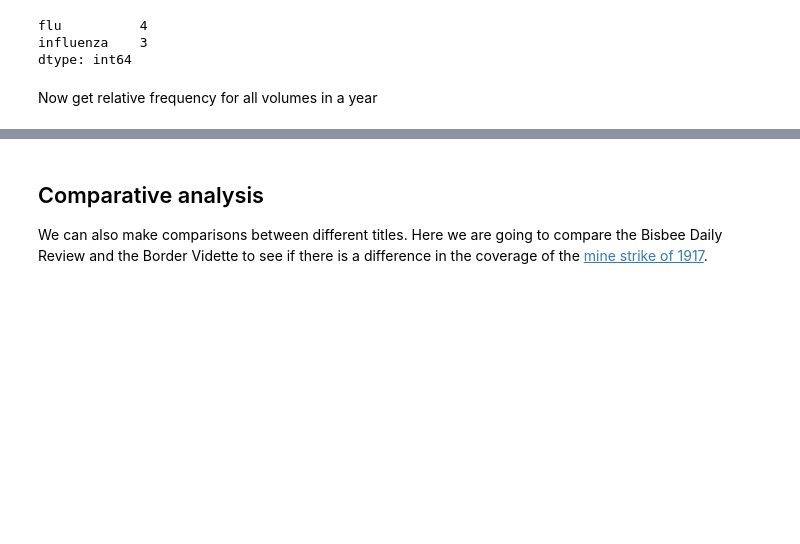
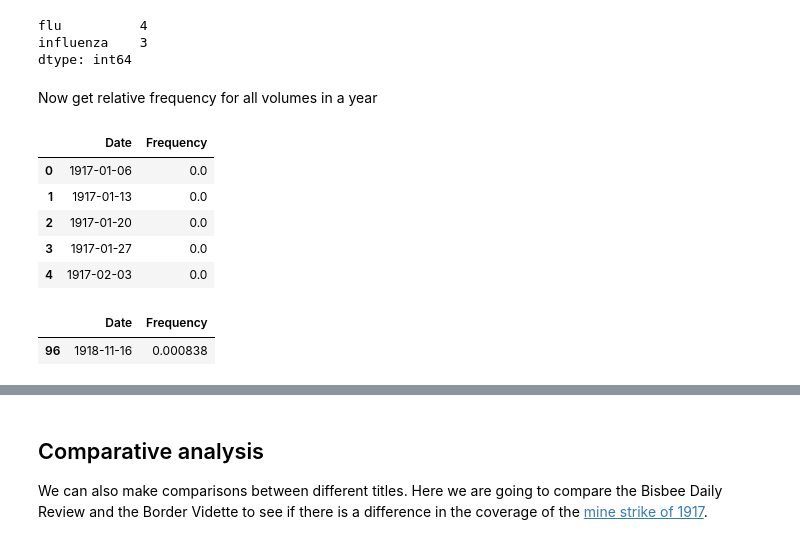
Before and after one commit to jcoliver/dig-coll-borderlands, a Jupyter notebook: Digital-collections.ipynb, the cells around one changed output, grey strips where cells are left out. Cells and saved outputs as stored; diff of their text form; code cells hidden in the pictures; blank space fills up the shorter version.

```diff
--- a/Digital-collections.ipynb
+++ b/Digital-collections.ipynb
@@ -200,0 +199,79 @@ Now get relative frequency for all volumes in a year
+# %%
+# Loop over all volumes in a single year, calculating frequency of flu and influenza for each volume
+import os
+import re
+
+flu_words = ["flu", "influenza"]
+# Create a pattern than matches all Border Vidette papers from 1917 through 1932
+date_pattern = re.compile("19((1[789])|(2[0-9])|(3[012]))([0-9]{4})*")
+
+# List all the Border Vidette files
+bv_volumes = os.listdir("data/border-vidette/volumes")
+
+# Use date pattern from above to restrict to dates of interest
+bv_volumes = list(filter(date_pattern.match, bv_volumes))
+bv_volumes.sort()
+
+# Create a table that will hold the relative frequency for each date
+#flu_table = pandas.DataFrame(columns = ["Date", "Frequency"])
+dates = [str(d[0:4]) + "-" + str(d[4:6]) + "-" + str(d[6:8]) for d in bv_volumes]
+# Add those dates to a data frame
+flu_table = pandas.DataFrame(dates, columns = ["Date"])
+flu_table["Frequency"] = 0.0
+
+# Look at top of table for reality check
+flu_table.head()
+# %% [output]
+|  | Date | Frequency |
+| 0 | 1917-01-06 | 0.0 |
+| 1 | 1917-01-13 | 0.0 |
+| 2 | 1917-01-20 | 0.0 |
+| 3 | 1917-01-27 | 0.0 |
+| 4 | 1917-02-03 | 0.0 |
+# %%
+# Loop over all files
+# calculate relative frequency of flu and influenza for each date
+# record in the data table
+bv_file_locations = ("data/border-vidette/volumes/")
+
+for one_issue in bv_volumes:
+    # Read in text
+    issue_location = bv_file_locations + one_issue
+    issue_file = open(issue_location, "r")
+    issue_text = issue_file.read()
+    issue_file.close()
+
+    # convert to lower case
+    issue_text = issue_text.lower()
+    issue_text = tokenizer.tokenize(issue_text)
+
+    # remove stopwords
+    filtered_words = []
+    for word in issue_text:
+        if word not in stop_words:
+            if len(word) > 1:
+                filtered_words.append(word)
+
+    # make a table with words in it
+    word_table = pandas.Series(filtered_words)
+    # calculate relative frequencies
+    word_freqs = word_table.value_counts(normalize = True)
+
+    # pull out only values for flu or influenza
+    flu_freqs = word_freqs.filter(flu_words)
+
+    # Get the total frequency for flu and influenza
+    total_flu_freq = flu_freqs.sum()
+
+    # Format the date from the name of the file so we know where to put
+    # the data in our table
+    issue_date = str(one_issue[0:4]) + "-" + str(one_issue[4:6]) + "-" + str(one_issue[6:8])
+
+    # Add the date & relative frequency to our data table
+    flu_table.loc[flu_table["Date"] == issue_date, "Frequency"] = total_flu_freq
+
+# Look at a 1918 date where we know there should be non-zero values
+flu_table.loc[flu_table["Date"] == "1918-11-16", ]
+# %% [output]
+|  | Date | Frequency |
+| 96 | 1918-11-16 | 0.000838 |
```
Also changed, not shown: parts of 6 cells of this notebook.
